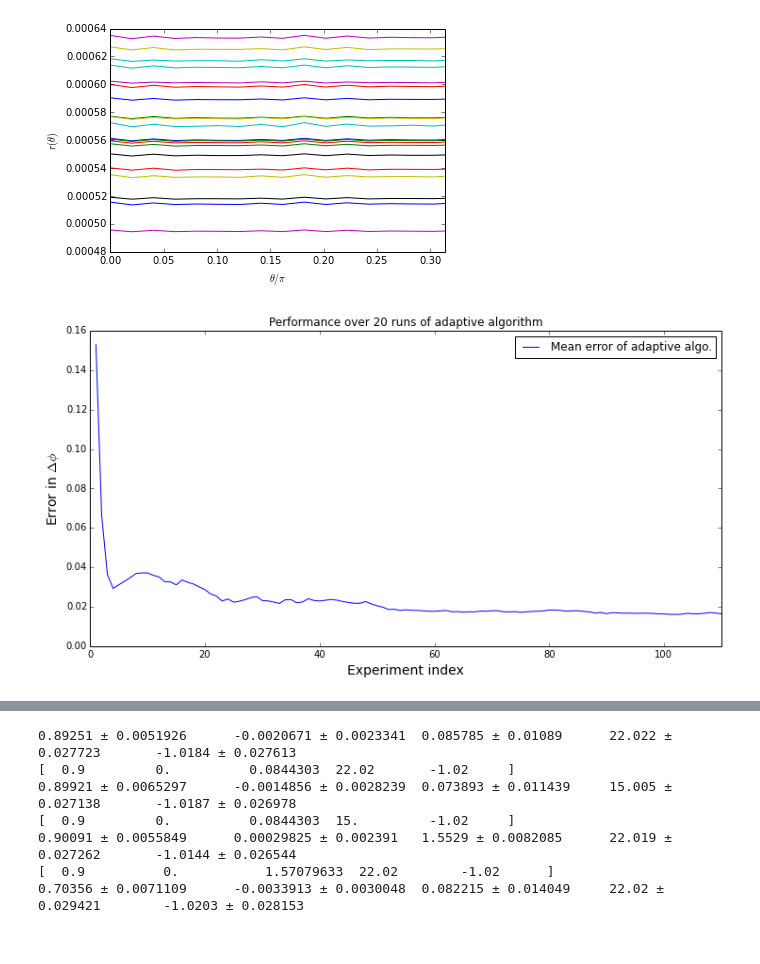
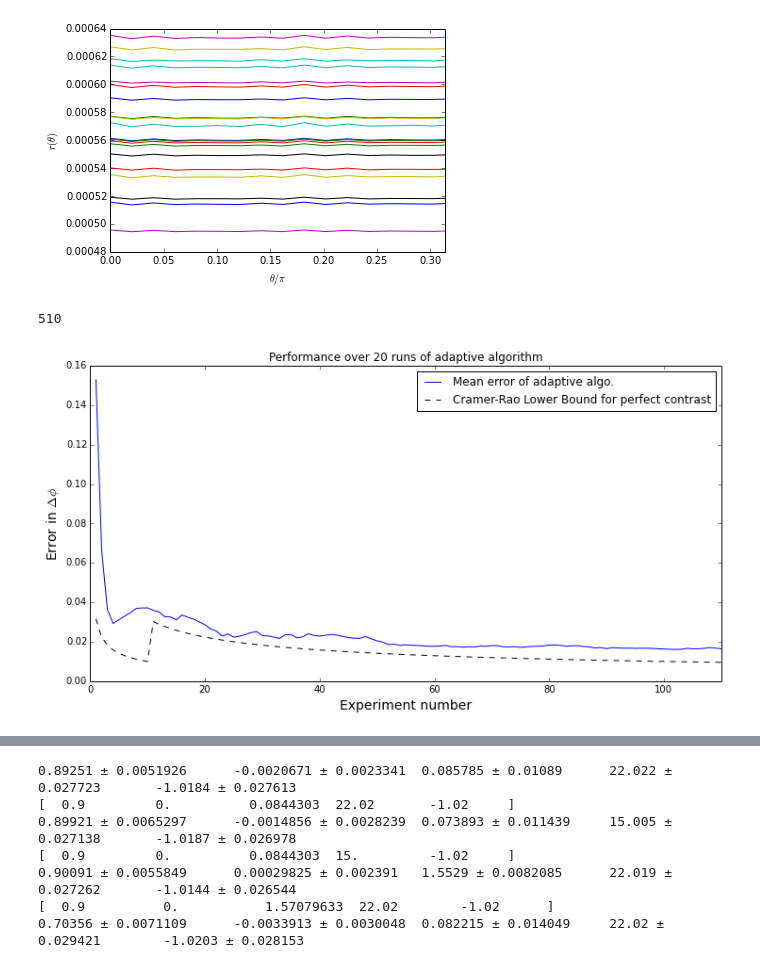
Before and after one commit to taalexander/Honours-Thesis, a Jupyter notebook: code/Adaptive Neutron Interferometry.ipynb, the cells around one changed output, grey strips where cells are left out. Cells and saved outputs as stored; diff of their text form; code cells hidden in the pictures.

```diff
--- a/code/Adaptive Neutron Interferometry.ipynb
+++ b/code/Adaptive Neutron Interferometry.ipynb
@@ -742,17 +741,21 @@ Run 19...
 0.89353 ± 0.0033433      -0.00091966 ± 0.0023132         0.061203 ± 0.022347     21.997 ± 0.0052981      -1.0202 ± 0.0057436
 [ 0.9        0.         0.0844303  1.02     ]
 [figure]
+# %%
+len(ns)
+# %% [output]
+510
 # %%
 xs = arange(error_hist.shape[1]) + 1
-ns = np.concatenate([1000 * arange(1, 1 + len(warmup_thetas)), 1000 * len(warmup_thetas) + 40 * arange(1, 501)])
+ns = np.concatenate([1000 * arange(1, 1 + len(warmup_thetas)), 100 * len(warmup_thetas) + 100 * arange(1, n_t+1)])
 figure(figsize=(12,6))
 xlim(xmax=max(xs))
 plot(xs, np.mean(error_hist, axis=0), label='Mean error of adaptive algo.')
-#plot(xs, 1/sqrt(ns), 'k--', label='CRB for perfect contrast')
+plot(xs, 1/sqrt(ns), 'k--', label='Cramer-Rao Lower Bound for perfect contrast')
 legend()
 title('Performance over {0} runs of adaptive algorithm'.format(l))
-xlabel('Experiment index', size=14)
+xlabel('Experiment number', size=14)
 ylabel(r'Error in $\Delta\phi$', size=14);
 savefig("meanerror.eps")
 # %% [output]
-[figure, old version]
+[figure, new version]
```
Also changed, not shown: parts of 4 cells of this notebook, 9 other files.
